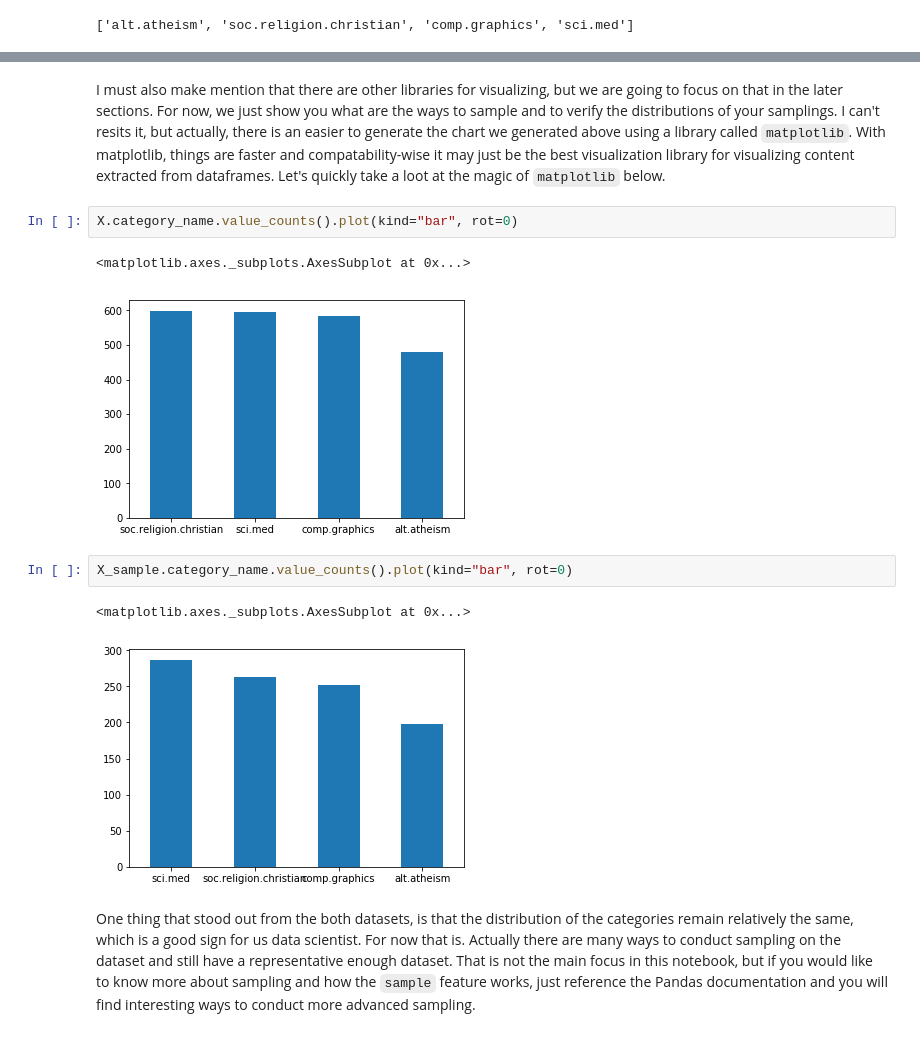
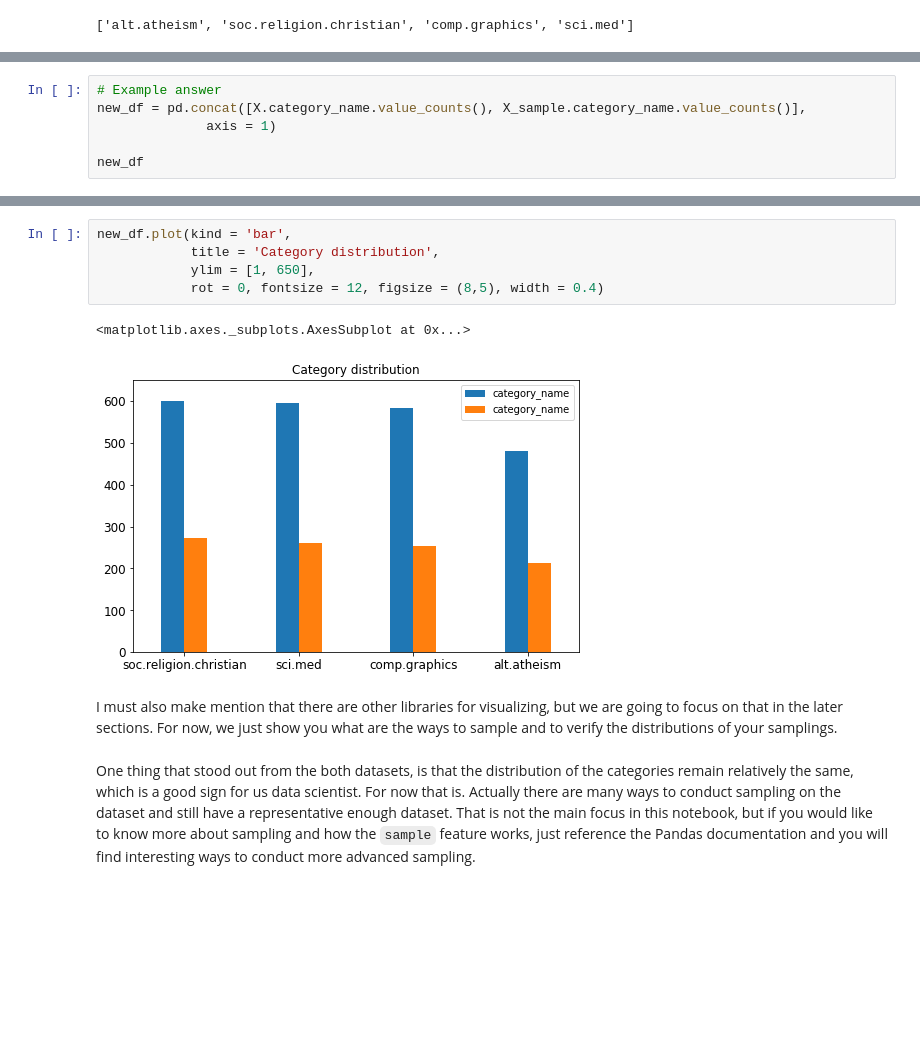
Before and after one commit to omarsar/data_mining_2017_fall_lab, a Jupyter notebook: news_data_mining.ipynb, the cells around one changed output, grey strips where cells are left out. Drawn from its saved outputs; the diff is of its cells as text; blank space fills up the shorter version.

```diff
--- a/news_data_mining.ipynb
+++ b/news_data_mining.ipynb
@@ -549,0 +659,6 @@ py.iplot(ta.plot_word_frequency(X_sample_category_counts, "Category distribution
+# %%
+# Example answer
+new_df = pd.concat([X.category_name.value_counts(), X_sample.category_name.value_counts()],
+              axis = 1)
+
+new_df
@@ -550,15 +671,13 @@ py.iplot(ta.plot_word_frequency(X_sample_category_counts, "Category distribution
+# %%
+new_df.plot(kind = 'bar',
+            title = 'Category distribution',
+            ylim = [1, 650],
+            rot = 0, fontsize = 12, figsize = (8,5), width = 0.4)
+# %% [output]
+<matplotlib.axes._subplots.AxesSubplot at 0x...>
+[figure, added]
 # %% [markdown]
-I must also make mention that there are other libraries for visualizing, but we are going to focus on that in the later sections. For now, we just show you what are the ways to sample and to verify the distributions of your samplings. I can't resits it, but actually, there is an easier to generate the chart we generated above using a library called `matplotlib`. With matplotlib, things are faster and compatability-wise it may just be the best visualization library for visualizing content extracted from dataframes. Let's quickly take a loot at the magic of `matplotlib` below.
+I must also make mention that there are other libraries for visualizing, but we are going to focus on that in the later sections. For now, we just show you what are the ways to sample and to verify the distributions of your samplings.
-# %%
-X.category_name.value_counts().plot(kind="bar", rot=0)
-# %% [output]
-<matplotlib.axes._subplots.AxesSubplot at 0x...>
-[figure, removed]
-# %%
-X_sample.category_name.value_counts().plot(kind="bar", rot=0)
-# %% [output]
-<matplotlib.axes._subplots.AxesSubplot at 0x...>
-[figure, removed]
 # %% [markdown]
 One thing that stood out from the both datasets, is that the distribution of the categories remain relatively the same, which is a good sign for us data scientist. For now that is. Actually there are many ways to conduct sampling on the dataset and still have a representative enough dataset. That is not the main focus in this notebook, but if you would like to know more about sampling and how the `sample` feature works, just reference the Pandas documentation and you will find interesting ways to conduct more advanced sampling.
 # %% [markdown]
```
Also changed, not shown: parts of 42 cells of this notebook, 3 other files.
